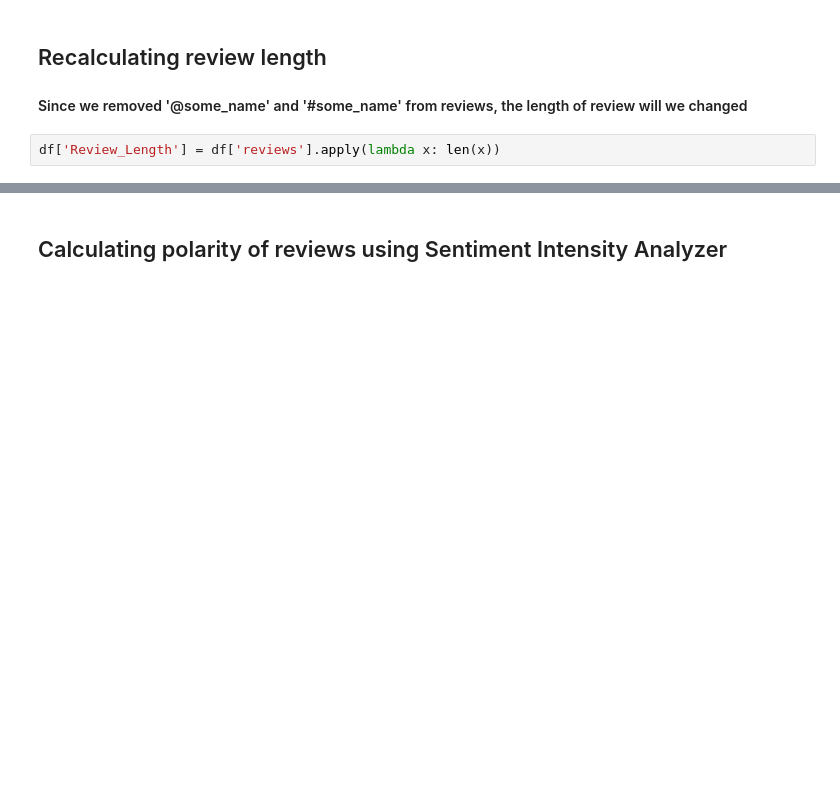
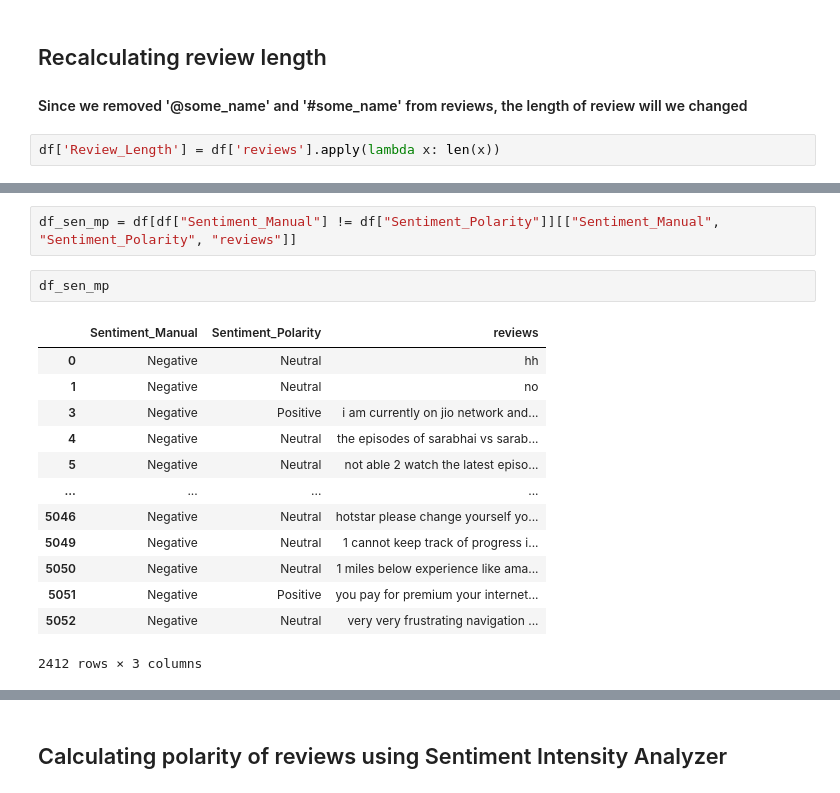
Before and after one commit to meghrajkonduskar/Sentiment-Analysis-Hotstar-Review, a Jupyter notebook: Sentiment-Analysis-Hotstar-Review.ipynb, the cells around one changed output, grey strips where cells are left out. Cells and saved outputs as stored; diff of their text form; blank space fills up the shorter version.

```diff
--- a/Sentiment-Analysis-Hotstar-Review.ipynb
+++ b/Sentiment-Analysis-Hotstar-Review.ipynb
@@ -128,0 +175,18 @@ Name: count, dtype: int64
+# %%
+df_sen_mp = df[df["Sentiment_Manual"] != df["Sentiment_Polarity"]][["Sentiment_Manual", "Sentiment_Polarity", "reviews"]]
+# %%
+df_sen_mp
+# %% [output]
+|  | Sentiment_Manual | Sentiment_Polarity | reviews |
+| 0 | Negative | Neutral | hh |
+| 1 | Negative | Neutral | no |
+| 3 | Negative | Positive | i am currently on jio network and... |
+| 4 | Negative | Neutral | the episodes of sarabhai vs sarab... |
+| 5 | Negative | Neutral | not able 2 watch the latest episo... |
+| ... | ... | ... | ... |
+| 5046 | Negative | Neutral | hotstar please change yourself yo... |
+| 5049 | Negative | Neutral | 1 cannot keep track of progress i... |
+| 5050 | Negative | Neutral | 1 miles below experience like ama... |
+| 5051 | Negative | Positive | you pay for premium your internet... |
+| 5052 | Negative | Neutral | very very frustrating navigation ... |
+2412 rows × 3 columns
```
Also changed, not shown: parts of 38 cells of this notebook, 3 other files.
